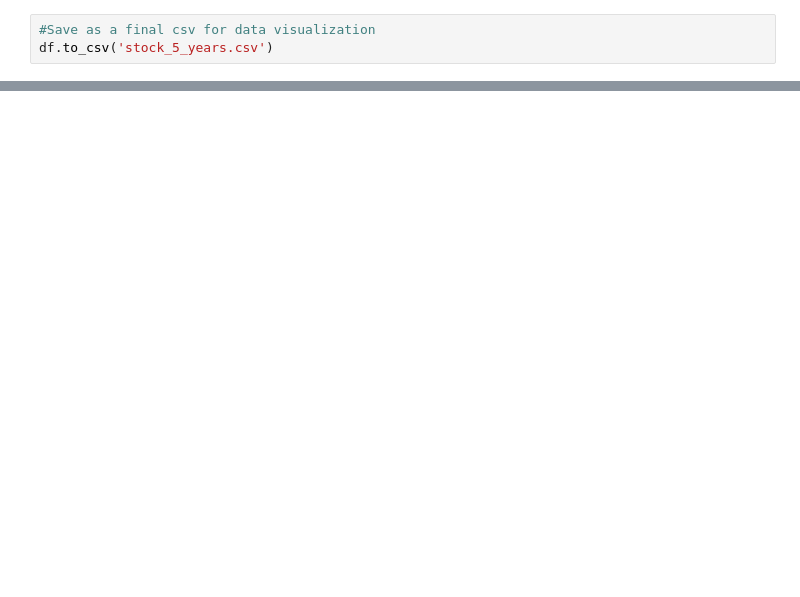
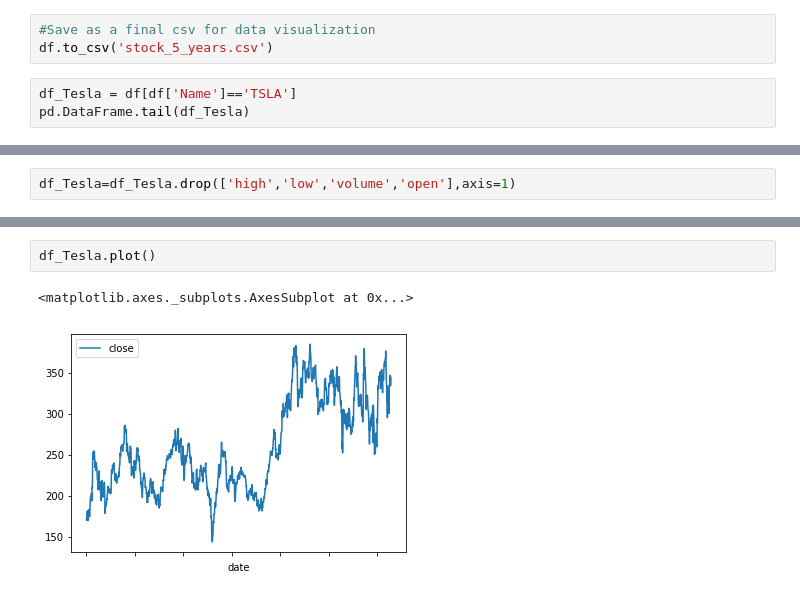
Before and after one commit to hksdatascience/website, a Jupyter notebook: pages/InvestorChart/Stock_Data_Pull.ipynb, the cells around one changed output, grey strips where cells are left out. Drawn from its saved outputs; the diff is of its cells as text; blank space fills up the shorter version.

Commit message:
adding Tesla d3 stock chart, updates to investors page

```diff
--- a/pages/InvestorChart/Stock_Data_Pull.ipynb
+++ b/pages/InvestorChart/Stock_Data_Pull.ipynb
@@ -110,3 +96,6 @@ pd.DataFrame.tail(df)
 # %%
 #Save as a final csv for data visualization
 df.to_csv('stock_5_years.csv')
+# %%
+df_Tesla = df[df['Name']=='TSLA']
+pd.DataFrame.tail(df_Tesla)
@@ -112,0 +110,2 @@ df.to_csv('stock_5_years.csv')
+# %%
+df_Tesla=df_Tesla.drop(['high','low','volume','open'],axis=1)
@@ -112,0 +128,5 @@ df.to_csv('stock_5_years.csv')
+# %%
+df_Tesla.plot()
+# %% [output]
+<matplotlib.axes._subplots.AxesSubplot at 0x...>
+[figure, added]
```
Also changed, not shown: parts of 9 cells of this notebook, 7 other files.
